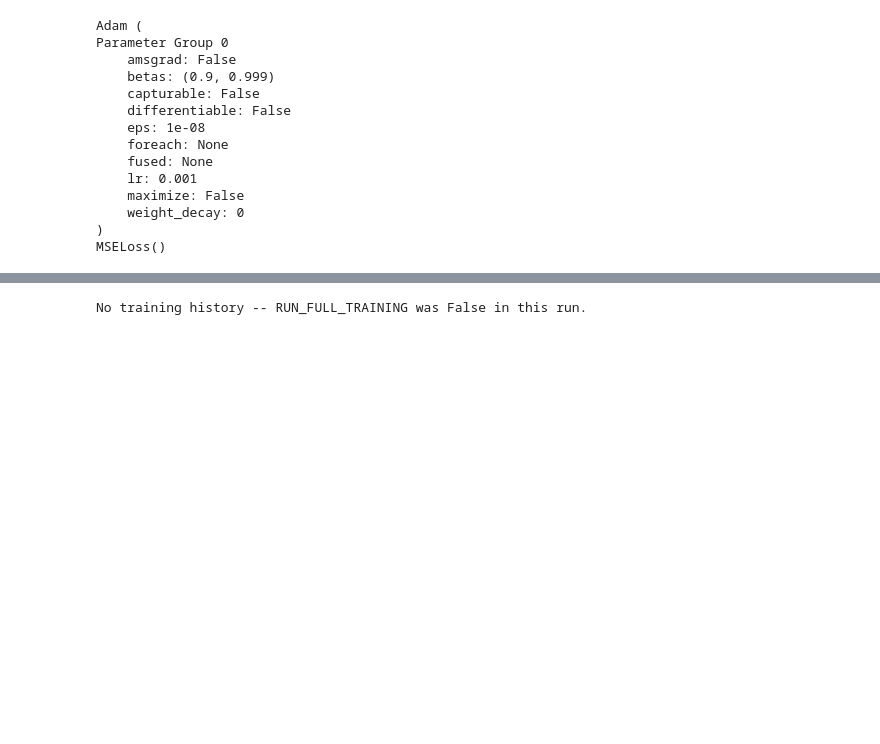
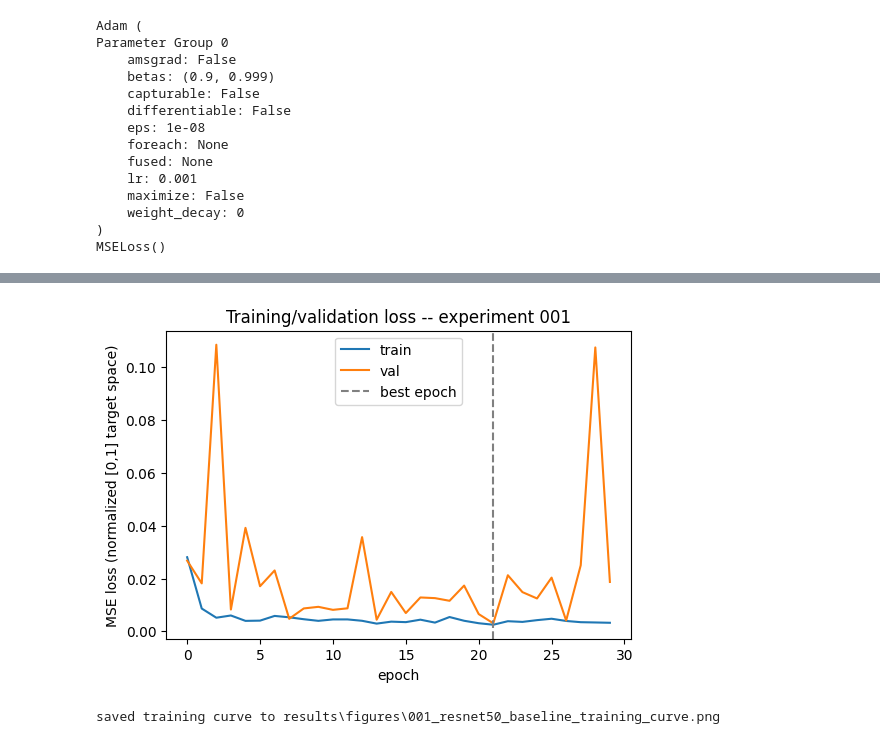
Before and after one commit to Surya-Hariharan/Deep-Learning-for-CT-Image-Quality-Assessment, a Jupyter notebook: notebooks/03_training/01_resnet50_baseline.ipynb, the cells around one changed output, grey strips where cells are left out. Drawn from its saved outputs; the diff is of its cells as text; code cells hidden in the pictures; blank space fills up the shorter version.

Commit message:
docs: refresh analysis and training notebooks

```diff
--- a/notebooks/03_training/01_resnet50_baseline.ipynb
+++ b/notebooks/03_training/01_resnet50_baseline.ipynb
@@ -205,10 +285,12 @@ Parameter Group 0
 )
 MSELoss()
 # %%
-RUN_FULL_TRAINING = False  # set True to run all config.epochs epochs
+RUN_FULL_TRAINING = True  # Experiment 001: deliberate real 30-epoch run.
 
 if RUN_FULL_TRAINING:
     history = train(model, train_loader, val_loader, config)
+    print(f"best epoch: {history.best_epoch}  best val loss: {history.best_val_loss:.6f}")
+    print(f"final train loss: {history.train_loss[-1]:.6f}  final val loss: {history.val_loss[-1]:.6f}")
 else:
     history = None
     print("RUN_FULL_TRAINING is False -- skipping the full training loop.")
@@ -219,15 +318,20 @@ Set RUN_FULL_TRAINING = True above and re-run this cell for a real training run.
 # %%
 if history is not None:
     plt.figure(figsize=(6, 4))
     plt.plot(history.train_loss, label="train")
     plt.plot(history.val_loss, label="val")
     plt.axvline(history.best_epoch, color="gray", linestyle="--", label="best epoch")
     plt.xlabel("epoch")
     plt.ylabel("MSE loss (normalized [0,1] target space)")
     plt.legend()
-    plt.title("Training/validation loss")
+    plt.title("Training/validation loss -- experiment 001")
+    figure_path = Path("results/figures/001_resnet50_baseline_training_curve.png")
+    figure_path.parent.mkdir(parents=True, exist_ok=True)
+    plt.savefig(figure_path, dpi=150, bbox_inches="tight")
     plt.show()
+    print(f"saved training curve to {figure_path}")
 else:
     print("No training history -- RUN_FULL_TRAINING was False in this run.")
 # %% [output]
+[figure, added]
-No training history -- RUN_FULL_TRAINING was False in this run.
+saved training curve to results\figures\001_resnet50_baseline_training_curve.png
```
Also changed, not shown: parts of 16 cells of this notebook, 3 other files.
